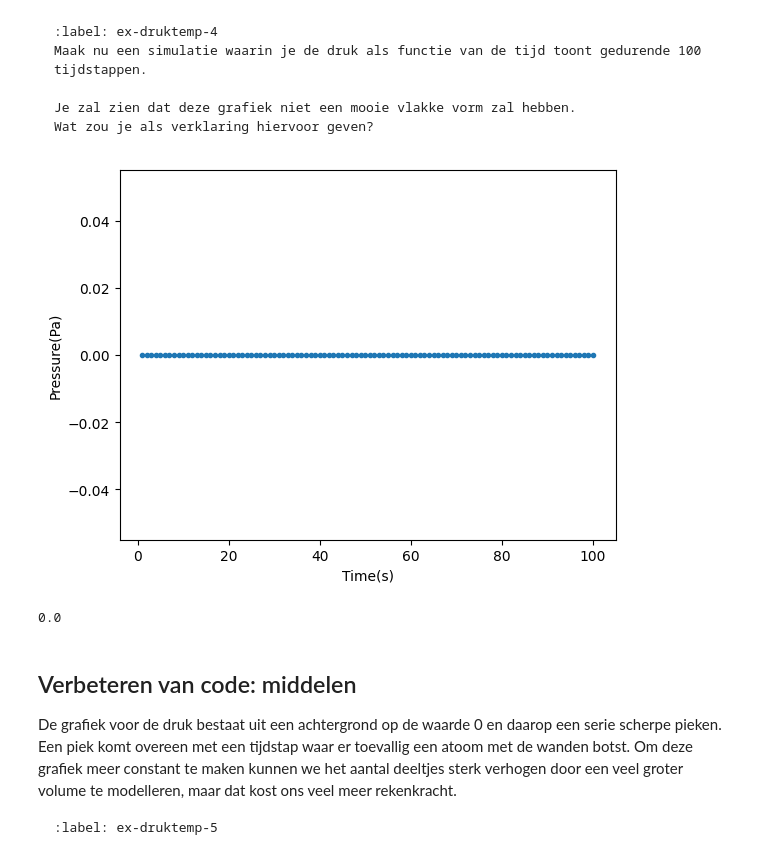
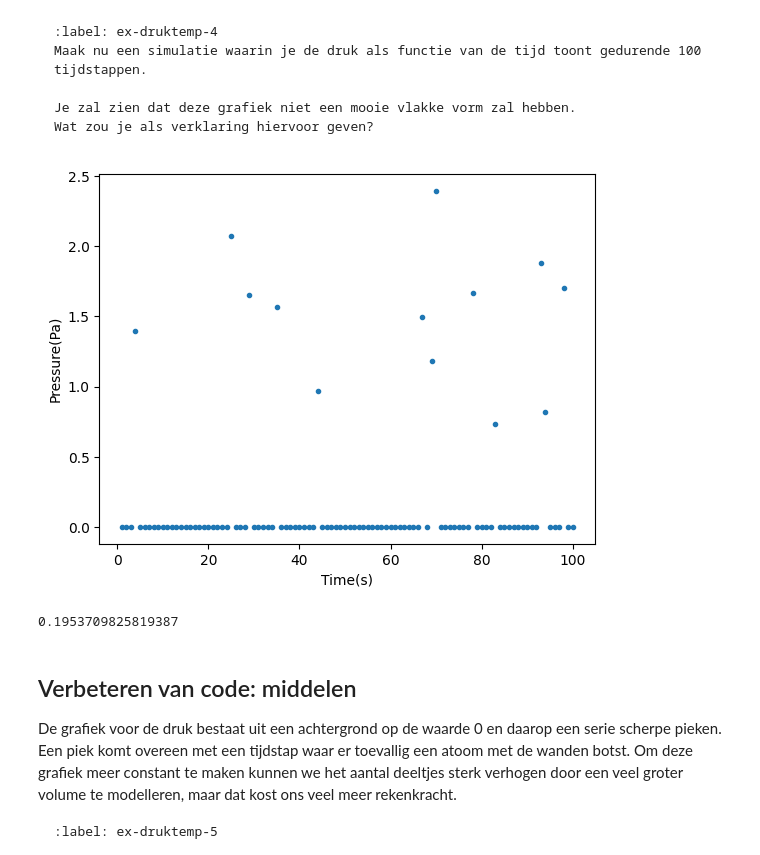
Before and after one commit to srimanp07/SrimanAbel, a Jupyter notebook: Content/PySim/5_druktemp.ipynb, the cells around one changed output. Cells and saved outputs as stored; diff of their text form; code cells hidden in the pictures.

```diff
--- a/Content/PySim/5_druktemp.ipynb
+++ b/Content/PySim/5_druktemp.ipynb
@@ -304,22 +304,22 @@ Wat zou je als verklaring hiervoor geven?
 # %%
 #your code/answer
 particles = []
 pressure_data = np.empty(100)
 create_particles(particles)
 
 for i in range(100):
     take_time_step(particles)
-    pressure_data[i] = handle_walls(particles)
+    pressure_data[i] = pressure
 
 plt.figure()
 plt.xlabel('Time(s)')
 plt.ylabel('Pressure(Pa)')
 plt.plot(times, pressure_data,'.')
 plt.show()
 print(np.mean(pressure_data))
 # %% [output]
-[figure, old version]
+[figure, new version]
-0.0
+0.1953709825819387
 # %% [markdown]
 ## Verbeteren van code: middelen
 
```
Also changed, not shown: parts of 6 cells of this notebook.
